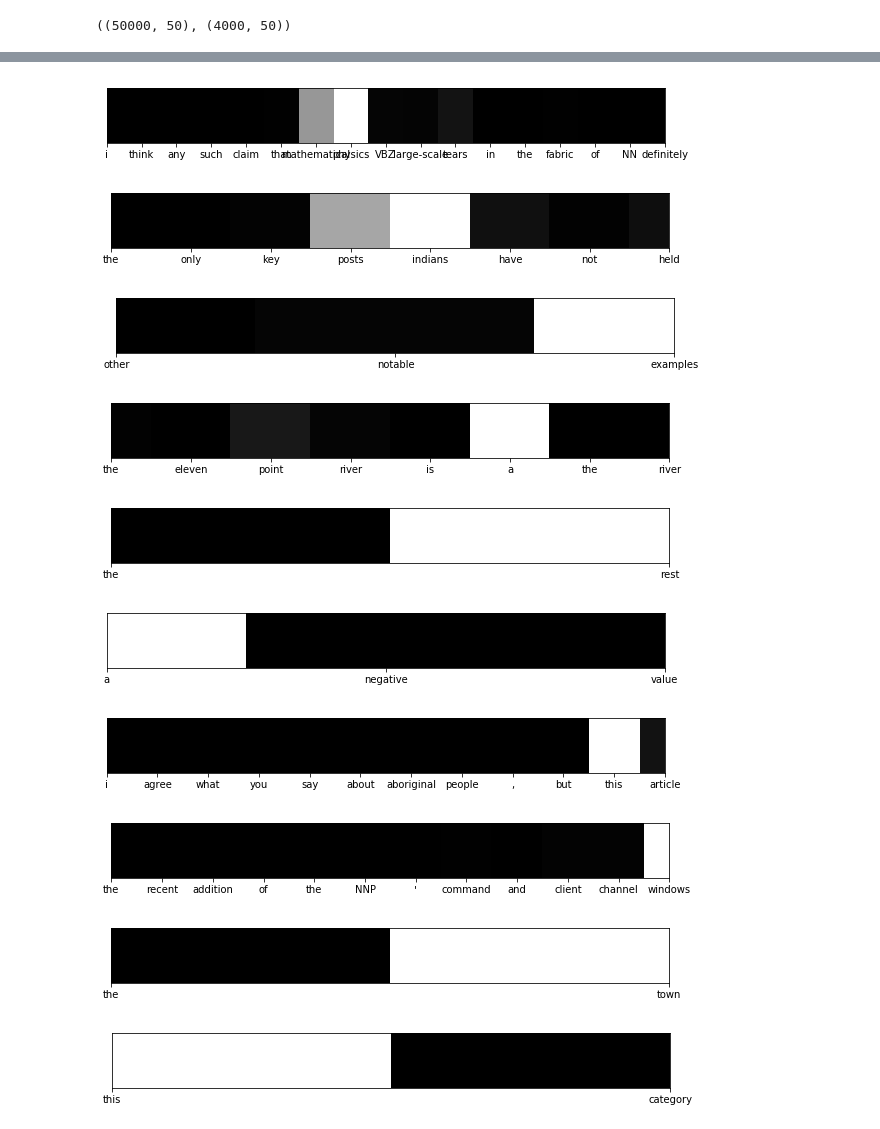
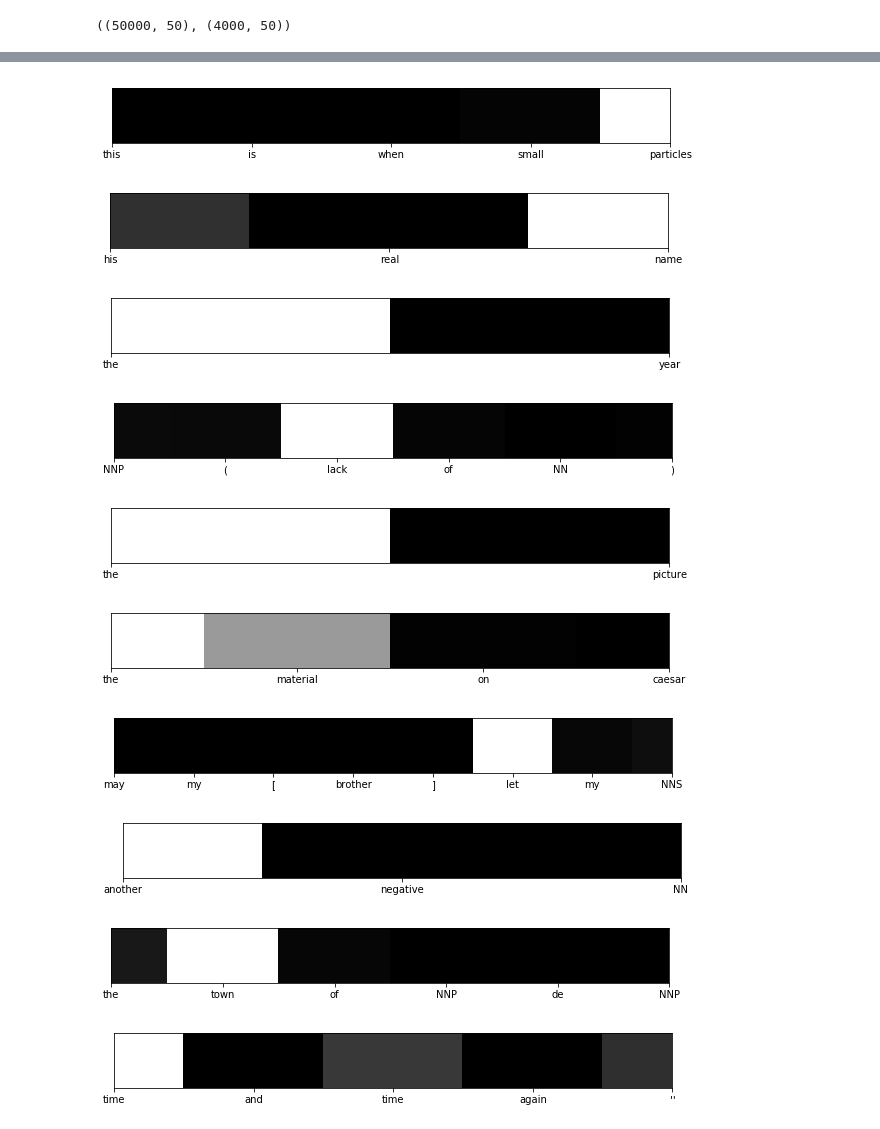
Before and after one commit to treszkai/edinburgh-nlu-cw, a Jupyter notebook: code/attention.ipynb, the cells around one changed output, grey strips where cells are left out. Drawn from its saved outputs; the diff is of its cells as text; code cells hidden in the pictures.

```diff
--- a/code/attention.ipynb
+++ b/code/attention.ipynb
@@ -204,7 +204,12 @@ def get_model(max_length, vocab_size, trainable=True,
     if return_attention:
         x, att = x
 
-    drop = Dropout(0.5)(x)
+    if trainable:
+        dropout = 0.5
+    else:
+        dropout = 1.
+
+    drop = Dropout(dropout)(x)
     y_hat = Dense(1, activation='sigmoid', trainable=trainable)(drop)
     outputs = [y_hat]
 
@@ -325,19 +339,26 @@ def visualize_attention(text, att_weights):
     #f.show()
 
 
-np.random.seed(7)
-samples = np.random.choice(x_test.shape[0], 10)
+np.random.seed(11)
+samples = np.random.choice(x_test.shape[0], 1000)
+counts = [0, 0, 0, 0, 0, 0]
 for i in samples:
+    text = data_test[i][1:]
+    if len(text) > 10:
+        continue
+
     pred, att = att_model.predict(np.expand_dims(x_test[i], axis=0))
     pred_str = 'VBP' if pred.ravel()[0] < .5 else 'VBZ'
 
-    text = data_test[i][1:]
-    text_length = len(text)
-    att = att[0,-text_length:].ravel()
+    att = att[0,-len(text):].ravel()
+    verb_dist = len(att) - np.argmax(att)
 
-    print('Sentence: ', *[w for w in text], data_test[i][0])
-    print('Attention:', att)
-    print('Prediction:', pred_str)
+    if verb_dist < len(counts) and counts[verb_dist] < 2:
+        counts[verb_dist] += 1
 
-    visualize_attention(text, att)
+        print('Sentence: ', *[w for w in text], data_test[i][0])
+        print('Attention:', att)
+        print('Prediction:', pred_str)
+
+        visualize_attention(text, att)
 # %% [output]
@@ -361,11 +382,11 @@ Prediction: VBZ
-[figure, old version]
+[figure, new version]
-[figure, old version]
+[figure, new version]
-[figure, old version]
+[figure, new version]
-[figure, old version]
+[figure, new version]
-[figure, old version]
+[figure, new version]
-[figure, old version]
+[figure, new version]
-[figure, old version]
+[figure, new version]
-[figure, old version]
+[figure, new version]
-[figure, old version]
+[figure, new version]
-[figure, old version]
+[figure, new version]
 # %%
```
Also changed, not shown: parts of 4 cells of this notebook, 29 other files.
